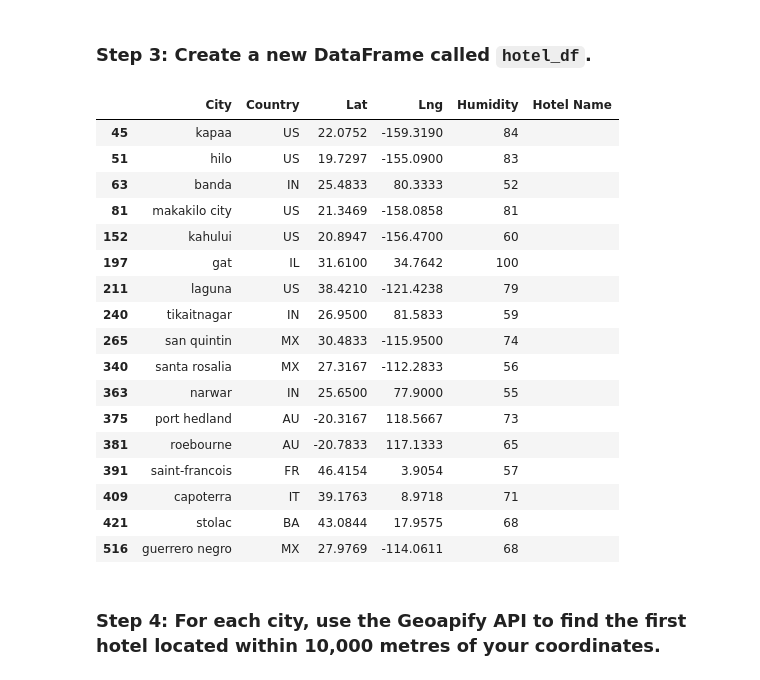
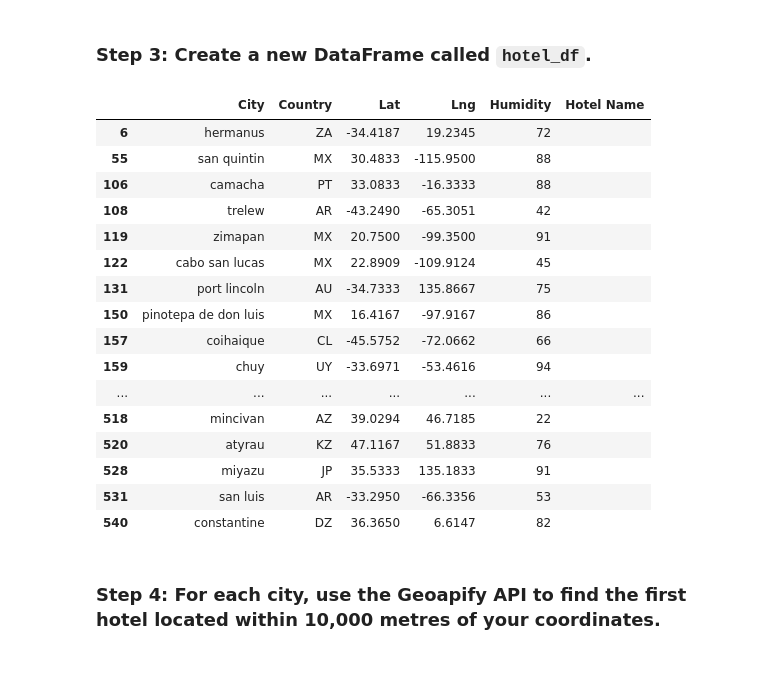
Before and after one commit to itsy24/World_Weather_Analysis, a Jupyter notebook: VacationPy.ipynb, the cells around one changed output. Cells and saved outputs as stored; diff of their text form; code cells hidden in the pictures.

Commit message:
created hotel_df

```diff
--- a/VacationPy.ipynb
+++ b/VacationPy.ipynb
@@ -41,12 +41,12 @@ map_humidity
 ### Step 2: Narrow down the `city_data_df` DataFrame to find your ideal weather condition
 # %%
 # Narrow down cities that fit criteria and drop any results with null values
-ideal = city_data_df.loc[(city_data_df['Max Temp'] >= 10 ) & (city_data_df['Max Temp'] <= 21) &
+ideal_temp = city_data_df.loc[(city_data_df['Max Temp'] >= 10 ) & (city_data_df['Max Temp'] <= 21) &
                          (city_data_df['Cloudiness'] <= 50 ) & (city_data_df['Wind Speed'] <= 5 )]
 # Drop any rows with null values
-ideal = ideal.dropna()
+ideal_temp = ideal_temp.dropna()
 # Display sample data
-ideal
+ideal_temp
 # %% [output]
 |  | City_ID | City | Lat | Lng | Max Temp | Humidity | Cloudiness | Wind Speed | Country | Date |
 | 6 | 6 | hermanus | -34.4187 | 19.2345 | 21.00 | 72 | 28 | 2.83 | ZA | 1678437224 |
@@ -68,33 +68,30 @@ ideal
 # %% [markdown]
 ### Step 3: Create a new DataFrame called `hotel_df`.
 # %%
-# Use the Pandas copy function to create DataFrame called hotel_df to store the city, country, coordinates, and humidity
-# YOUR CODE HERE
-
+# Use the Pandas copy function to create DataFrame called hotel_df to store city, country, coordinates, and humidity
+hotel_df = ideal_temp.filter(['City','Country', 'Lat', 'Lng', 'Humidity'], axis=1)
 # Add an empty column, "Hotel Name," to the DataFrame so you can store the hotel found using the Geoapify API
-# YOUR CODE HERE
-
+hotel_df['Hotel Name'] = ''
 # Display sample data
-# YOUR CODE HERE
+hotel_df
 # %% [output]
 |  | City | Country | Lat | Lng | Humidity | Hotel Name |
-| 45 | kapaa | US | 22.0752 | -159.3190 | 84 |  |
-| 51 | hilo | US | 19.7297 | -155.0900 | 83 |  |
-| 63 | banda | IN | 25.4833 | 80.3333 | 52 |  |
-| 81 | makakilo city | US | 21.3469 | -158.0858 | 81 |  |
-| 152 | kahului | US | 20.8947 | -156.4700 | 60 |  |
-| 197 | gat | IL | 31.6100 | 34.7642 | 100 |  |
-| 211 | laguna | US | 38.4210 | -121.4238 | 79 |  |
-| 240 | tikaitnagar | IN | 26.9500 | 81.5833 | 59 |  |
-| 265 | san quintin | MX | 30.4833 | -115.9500 | 74 |  |
-| 340 | santa rosalia | MX | 27.3167 | -112.2833 | 56 |  |
-| 363 | narwar | IN | 25.6500 | 77.9000 | 55 |  |
-| 375 | port hedland | AU | -20.3167 | 118.5667 | 73 |  |
-| 381 | roebourne | AU | -20.7833 | 117.1333 | 65 |  |
-| 391 | saint-francois | FR | 46.4154 | 3.9054 | 57 |  |
-| 409 | capoterra | IT | 39.1763 | 8.9718 | 71 |  |
-| 421 | stolac | BA | 43.0844 | 17.9575 | 68 |  |
-| 516 | guerrero negro | MX | 27.9769 | -114.0611 | 68 |  |
+| 6 | hermanus | ZA | -34.4187 | 19.2345 | 72 |  |
+| 55 | san quintin | MX | 30.4833 | -115.9500 | 88 |  |
+| 106 | camacha | PT | 33.0833 | -16.3333 | 88 |  |
+| 108 | trelew | AR | -43.2490 | -65.3051 | 42 |  |
+| 119 | zimapan | MX | 20.7500 | -99.3500 | 91 |  |
+| 122 | cabo san lucas | MX | 22.8909 | -109.9124 | 45 |  |
+| 131 | port lincoln | AU | -34.7333 | 135.8667 | 75 |  |
+| 150 | pinotepa de don luis | MX | 16.4167 | -97.9167 | 86 |  |
+| 157 | coihaique | CL | -45.5752 | -72.0662 | 66 |  |
+| 159 | chuy | UY | -33.6971 | -53.4616 | 94 |  |
+| ... | ... | ... | ... | ... | ... | ... |
+| 518 | mincivan | AZ | 39.0294 | 46.7185 | 22 |  |
+| 520 | atyrau | KZ | 47.1167 | 51.8833 | 76 |  |
+| 528 | miyazu | JP | 35.5333 | 135.1833 | 91 |  |
+| 531 | san luis | AR | -33.2950 | -66.3356 | 53 |  |
+| 540 | constantine | DZ | 36.3650 | 6.6147 | 82 |  |
 # %% [markdown]
 ### Step 4: For each city, use the Geoapify API to find the first hotel located within 10,000 metres of your coordinates.
 # %%
```
Also changed, not shown: parts of 1 cell of this notebook.
